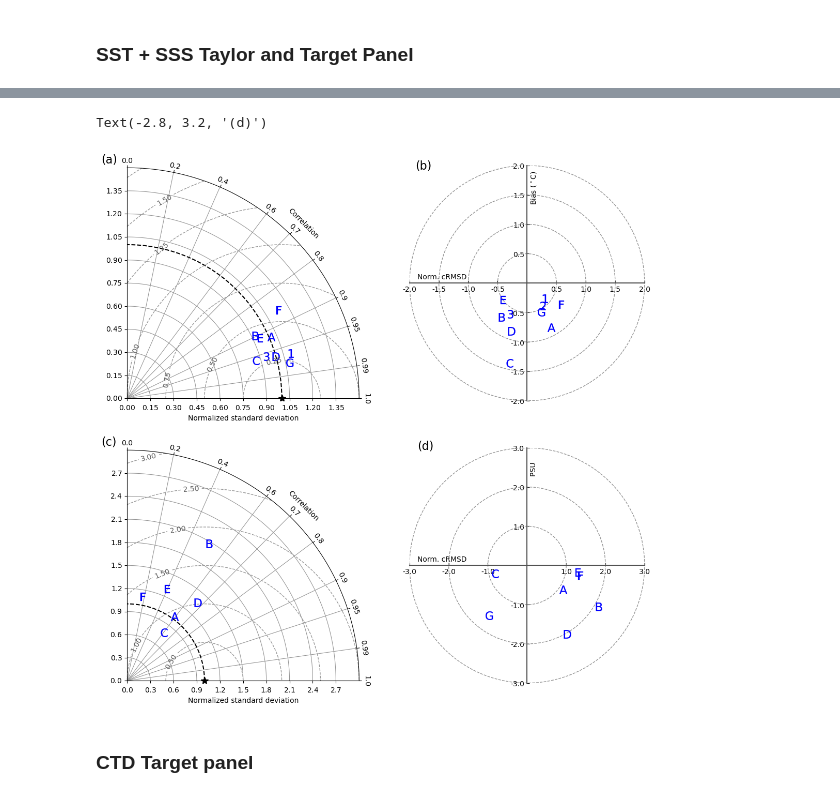
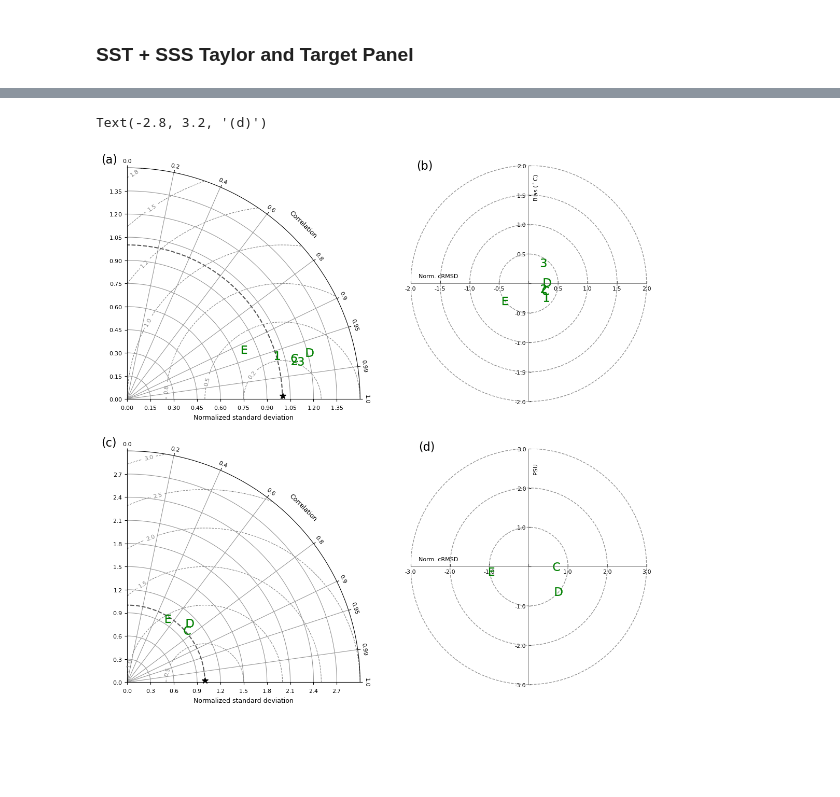
Before and after one commit to goldford/NEMO-Salish-Sea-1500, a Jupyter notebook: code/Analysis - Taylor Target panels (rev3).ipynb, the cells around one changed output, grey strips where cells are left out. Drawn from its saved outputs; the diff is of its cells as text; code cells hidden in the pictures; blank space fills up the shorter version.

```diff
--- a/code/Analysis - Taylor Target panels (rev3).ipynb
+++ b/code/Analysis - Taylor Target panels (rev3).ipynb
@@ -1007,16 +1109,21 @@ def pol2cart(phi, rho):
 # %% [markdown]
 ### SST + SSS Taylor and Target Panel
 # %%
+# WARNING - do not analyze experimental runs combined with full hindcast - the labelling etc is not set up yet
+# so that short runs with fewer stations and markers will work.
+# - to do: I added a 'experiment' option to the dictionary but I need to actually implement
+
+
 ## streamline the above
 modelruns_info = {#'SalishSea1500-RUN203': {'path': 'D:/temp_nemo/RUN203_PLOTS_SCORES/',
-                  #                         'colour': 'b',
-                  #                         'shortcode': 'RUN203'},
-#                      'SalishSea1500-RUN216': {'path': 'D:/temp_nemo/RUN216/',
-#                                            'colour': 'b',
-#                                            'shortcode': 'RUN216'},
-                     'SalishSea1500-RUN216-altSST': {'path': 'D:/temp_nemo/RUN216_altSST/',
-                                           'colour': 'b',
-                                           'shortcode': 'RUN216'}
+#                                            'colour': 'r',
+#                                            'shortcode': 'RUN203', 'experiment': False},
+#                       'SalishSea1500-RUN216': {'path': 'D:/temp_nemo/RUN216/',
+#                                             'colour': 'b',
+#                                            'shortcode': 'RUN216', 'experiment': False}#,
+                     'SalishSea500-201905': {'path': 'D:/temp_nemo/SS500/',
+                                           'colour': 'g',
+                                           'shortcode': '201905', 'experiment': True}
                  }
 
 buoy_list = ['46131', '46134', '46146'] # excluding many of these
@@ -1024,22 +1131,31 @@ buoy_list = ['46131', '46134', '46146'] # excluding many of these
 msize = 12
 
 # set up markers and related options
-o_markers = {'Active Pass': {'symbol':r'$\mathdefault{A}$','size':msize},
-         'Cape Mudge': {'symbol':r'$\mathdefault{B}$','size':msize},
-         'Chrome Is.': {'symbol':r'$\mathdefault{C}$','size':msize},
-         'Entrance Is.': {'symbol':r'$\mathdefault{D}$','size':msize},
-         'Race Rocks': {'symbol':r'$\mathdefault{E}$','size':msize},
-         'Sheringham Pt.': {'symbol':r'$\mathdefault{F}$','size':msize},
-         'Sisters Islets': {'symbol':r'$\mathdefault{G}$','size':msize},
+
+o_markers = {'active_pass_LH.nc': {'symbol':r'$\mathdefault{A}$','size':msize, 'label':'Active Pass'},
+         'cape_mudge_LH.nc': {'symbol':r'$\mathdefault{B}$','size':msize, 'label':'Cape Mudge'},
+         'chrome_island_LH.nc': {'symbol':r'$\mathdefault{C}$','size':msize, 'label':'Chrome Is.'},
+         'entrance_island_LH.nc': {'symbol':r'$\mathdefault{D}$','size':msize, 'label':'Entrance Is.'},
+         'race_rocks_LH.nc': {'symbol':r'$\mathdefault{E}$','size':msize, 'label':'Race Rocks'},
+         'sheringham_point_LH.nc': {'symbol':r'$\mathdefault{F}$','size':msize, 'label':'Sheringham Pt.'},
+         'sisters_islets_LH.nc': {'symbol':r'$\mathdefault{G}$','size':msize, 'label':'Sisters Islets'},
          # SST / wave buoys (others not used are ptaw1, ptww1,tcnw1,neaw1,46087,46088)
-         '46131': {'symbol':"$1$",'size':msize},
-         '46146': {'symbol':"$3$",'size':msize},
-         '46134': {'symbol':"$2$",'size':msize}
+         '46131': {'symbol':"$1$",'size':msize, 'label':'46131'},
+         '46146': {'symbol':"$3$",'size':msize, 'label':'46146'},
+         '46134': {'symbol':"$2$",'size':msize, 'label':'46134'}
         }
 
-o_markerlabel = ['Active Pass', 'Cape Mudge', 'Chrome Is.', 'Entrance Is.',
-                    'Race Rocks', 'Sheringham Pt.', 'Sisters Islets',
-                     '46131','46146','46134']
+
+# short runs only have these stations - 2023-08-04
+o_markers = {'chrome_island_LH.nc': {'symbol':r'$\mathdefault{C}$','size':msize, 'label':'Chrome Is.'},
+         'entrance_island_LH.nc': {'symbol':r'$\mathdefault{D}$','size':msize, 'label':'Entrance Is.'},
+         'race_rocks_LH.nc': {'symbol':r'$\mathdefault{E}$','size':msize, 'label':'Race Rocks'},
+
+         # SST / wave buoys (others not used are ptaw1, ptww1,tcnw1,neaw1,46087,46088)
+         '46131': {'symbol':"$1$",'size':msize, 'label':'46131'},
+         '46146': {'symbol':"$3$",'size':msize, 'label':'46146'},
+         '46134': {'symbol':"$2$",'size':msize, 'label':'46134'}
+        }
 
 
 
@@ -1060,9 +1176,11 @@ srange=(0, 1.5)
 refstd = 1 # reference std dev
 rect = 221 # nrows,ncols,index
 contour_levs = 7
+clr_std_cntr = '#585858'
+gs_on = False # added for experimental gridspec layout
 
-ax1_SST = get_taylor_diagram_axes(fig, rect, refstd, srange, contour_levs)
-ax1_SST = plot_taylor_data(ax1_SST,modelruns_info,var,augment_rmse,buoy_list,o_markers,o_markerlabel)
+ax1_SST = get_taylor_diagram_axes(fig, rect, refstd, srange, contour_levs, clr_std_cntr, gs_on)
+ax1_SST = plot_taylor_data(ax1_SST,modelruns_info,var,augment_rmse,buoy_list,o_markers)
 ax1_SST.text(-0.1, 1.05, '(a)', ha='left', va='top', fontsize=16, transform=ax1_SST.transAxes)
 
 var = "salinity"
@@ -1071,8 +1189,8 @@ refstd = 1 # reference std dev
 rect = 223 # nrows,ncols,index
 contour_levs = 6
 
-ax3_SSS = get_taylor_diagram_axes(fig, rect, refstd, srange, contour_levs)
-ax3_SSS = plot_taylor_data(ax3_SSS,modelruns_info,var,augment_rmse,buoy_list,o_markers,o_markerlabel)
+ax3_SSS = get_taylor_diagram_axes(fig, rect, refstd, srange, contour_levs, clr_std_cntr, gs_on)
+ax3_SSS = plot_taylor_data(ax3_SSS,modelruns_info,var,augment_rmse,buoy_list,o_markers)
 ax3_SSS.text(-0.1, 1.05, '(c)', ha='left', va='top', fontsize=16, transform=ax3_SSS.transAxes)
 
 ############################
@@ -1088,6 +1206,8 @@ target_ax_options = {
     'bias_label': "Bias ($^\circ$C)",
     'RMSD_label': "Norm. cRMSD",
     'b_lab_rot': 90,
+    'fontsizelab': 8,
+    'fontsizelab_ticks': 8,
     'rmsd_lab_rot':0,
     'b_lab_pos_yoffset': -0.5,
     'b_lab_pos_xoffset': 0.18,
@@ -1107,7 +1227,8 @@ target_ax_options = {
     'circlecolor': '#969696', #grey'
     'obsuncertainty': 0,
     'equalaxes': 'on',
-    'overlay': 'off'
+    'overlay': 'off',
+    'linewidth': 0.5
 }
 
 ax2_SSS = plt.subplot(2,2,2)
@@ -1116,7 +1237,6 @@ ax2_SSS = get_target_diagram_axes(ax2_SSS, target_ax_options)
 target_m_options = {
         # markers and marker styles etc
         'axismax': axismax,
-        'o_markerlabel': o_markerlabel,
         'o_markers': o_markers,
         'o_markerstyle': "font", # added by GO - "font" / "symbol"
         'o_markersize': msize,
@@ -1191,4 +1298,2 @@ Target SST SalishSea1500-RUN216-altSST
 Text(-2.8, 3.2, '(d)')
-[figure, old version]
+[figure, new version]
-# %% [markdown]
-### CTD Target panel
```
Also changed, not shown: parts of 22 cells of this notebook, 24 other files.
